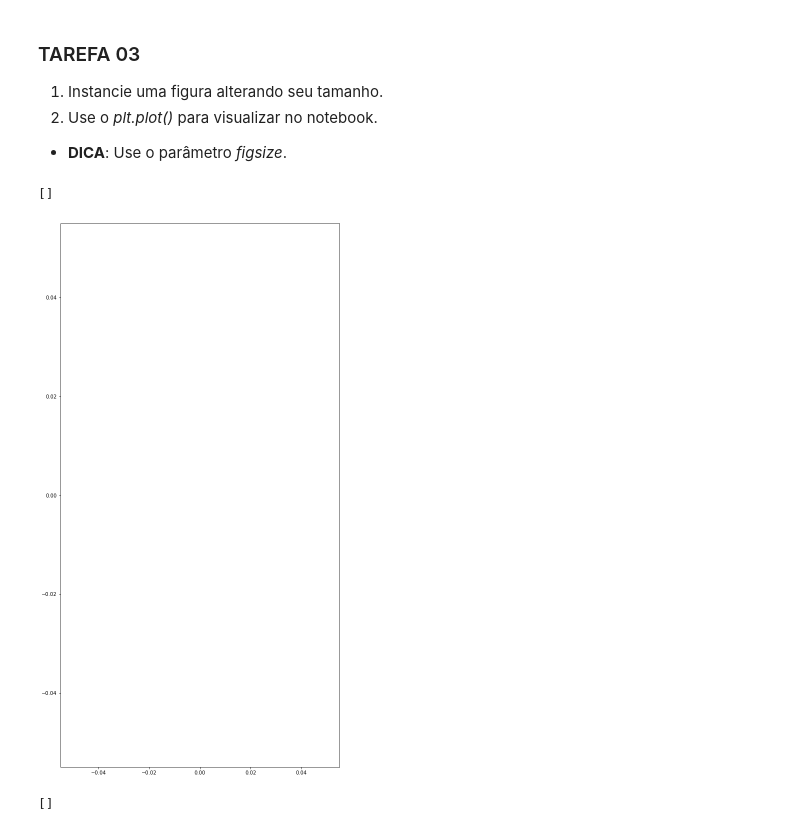
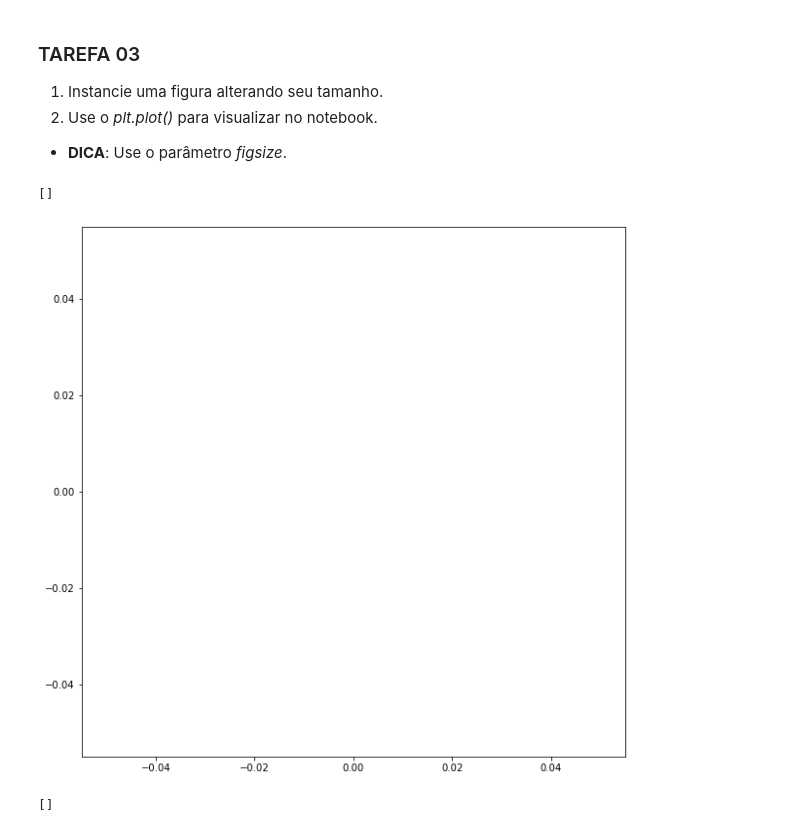
Before and after one commit to hudsonhorta/visualizacao_exploratoria_exercicios, a Jupyter notebook: 01-exercicios-matplotlib/visualizacao-com-matplotlib.ipynb, the cells around one changed output. Cells and saved outputs as stored; diff of their text form; code cells hidden in the pictures.

```diff
--- a/01-exercicios-matplotlib/visualizacao-com-matplotlib.ipynb
+++ b/01-exercicios-matplotlib/visualizacao-com-matplotlib.ipynb
@@ -130,11 +130,11 @@ plt.plot()
 - **DICA**: Use o parâmetro *figsize*.
 # %%
 # Insira seu código aqui
-plt.figure(figsize=(10, 20))
+plt.figure(figsize=(10, 10))
 plt.plot()
 # %% [output]
 []
-[figure, old version]
+[figure, new version]
 # %%
 # Resultado esperado (não modifique esta célula)
 # %% [output]
```
